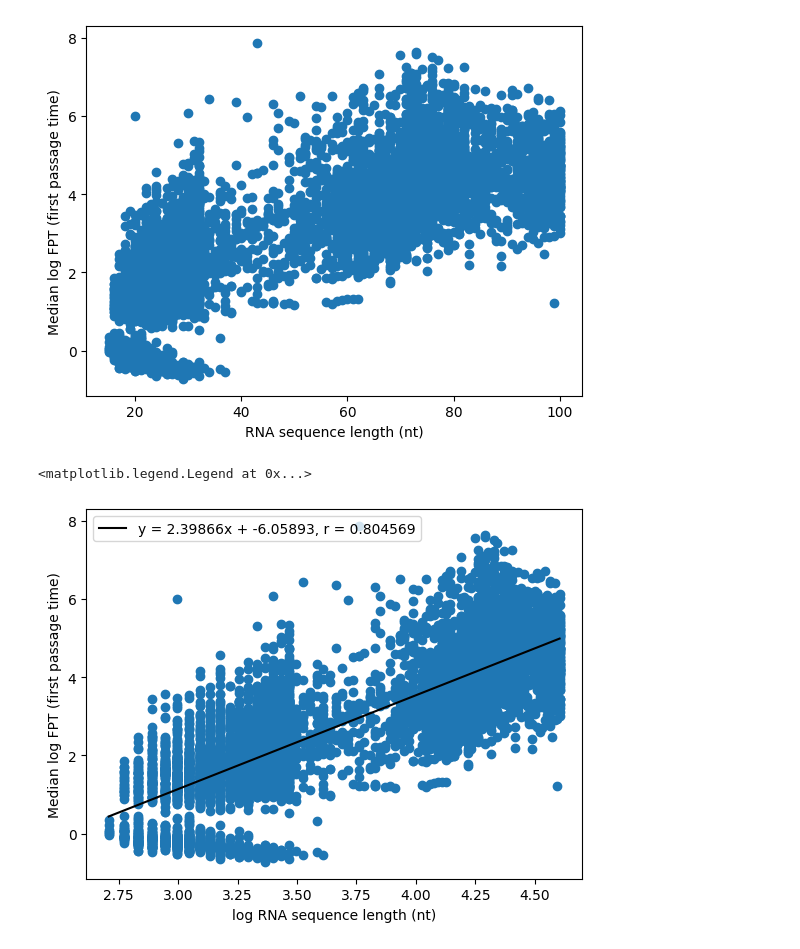
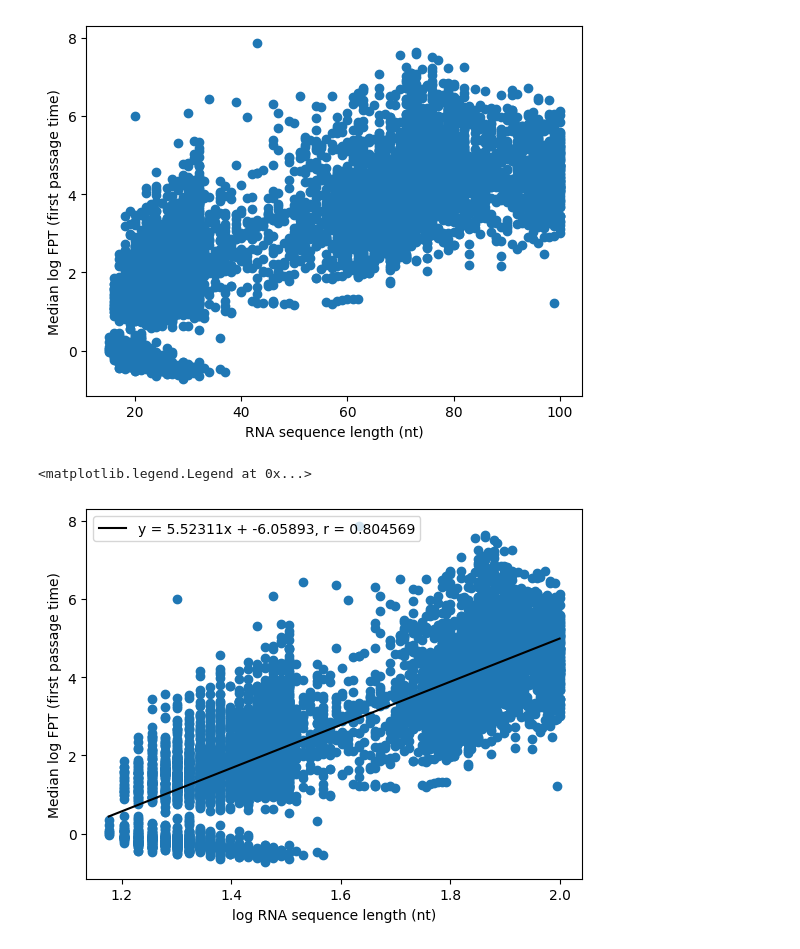
Before and after one commit to julius-2027/cs229_rna_folding, a Jupyter notebook: kinfold_simulations/SLURM/analyze_dataset_with_fpts.ipynb, the cells around one changed output. Saved outputs shown, nothing was run; the diff lists cells and outputs as text; code cells hidden in the pictures.

```diff
--- a/kinfold_simulations/SLURM/analyze_dataset_with_fpts.ipynb
+++ b/kinfold_simulations/SLURM/analyze_dataset_with_fpts.ipynb
@@ -4,3 +4,11 @@ import matplotlib.pyplot as plt
 import pandas as pd
 # %%
 df = pd.read_parquet('dataset_with_fpts.parquet')
+# %%
+def has_other_letters(s):
+    valid_chars = set('AUCG')
+    return any(char not in valid_chars for char in s)
+
+for row in df.itertuples():
+    if has_other_letters(row.sequence):
+        print(row.Index, row.sequence)
@@ -6,0 +33,7 @@ df = pd.read_parquet('dataset_with_fpts.parquet')
+# %%
+set_nucleotides = set()
+
+for row in df.itertuples():
+    set_nucleotides = set_nucleotides.union(set(row.sequence))
+
+print(set_nucleotides)
@@ -92,7 +142,7 @@ for row in df_subset.itertuples():
     log_data = np.log10(data[where_data_nonzero])
 
     min_log_fpt = min(min(log_data), min_log_fpt)
-    max_log_fpt = max(max(log_data), min_log_fpt)
+    max_log_fpt = max(max(log_data), max_log_fpt)
 
 print(f'Min log FPT: {min_log_fpt}, Max log FPT: {max_log_fpt}')
 # %% [output]
@@ -202,25 +259,25 @@ Text(0, 0.5, 'Median log FPT (first passage time)')
 # %%
 fig, ax = plt.subplots()
 
-arr_logseqlength = np.log(arr_seqlength)
+arr_logseqlength = np.log10(arr_seqlength)
 ax.scatter(arr_logseqlength, arr_medlogfpt)
 ax.set_xlabel('log RNA sequence length (nt)')
 ax.set_ylabel('Median log FPT (first passage time)')
 
 slope, intercept = np.polyfit(arr_logseqlength, arr_medlogfpt, 1)
 
 y = arr_medlogfpt
 y_hat = slope*arr_logseqlength + intercept
 y_bar = np.mean(y)
 sse = np.sum((y - y_hat)**2) # sum of squared errors
 sst = np.sum((y - y_bar)**2) # sum of squares total
 r2 = 1 - (sse / sst)
 r = np.sqrt(r2)
 
 ax.plot(np.array([min(arr_logseqlength), max(arr_logseqlength)]),
         slope*np.array([min(arr_logseqlength), max(arr_logseqlength)]) + intercept,
         color='black', label=f'y = {slope:.6g}x + {intercept:.6g}, r = {r:.6g}')
 ax.legend()
 # %% [output]
 <matplotlib.legend.Legend at 0x...>
-[figure, old version]
+[figure, new version]
```
Also changed, not shown: parts of 8 cells of this notebook, 27 other files.
